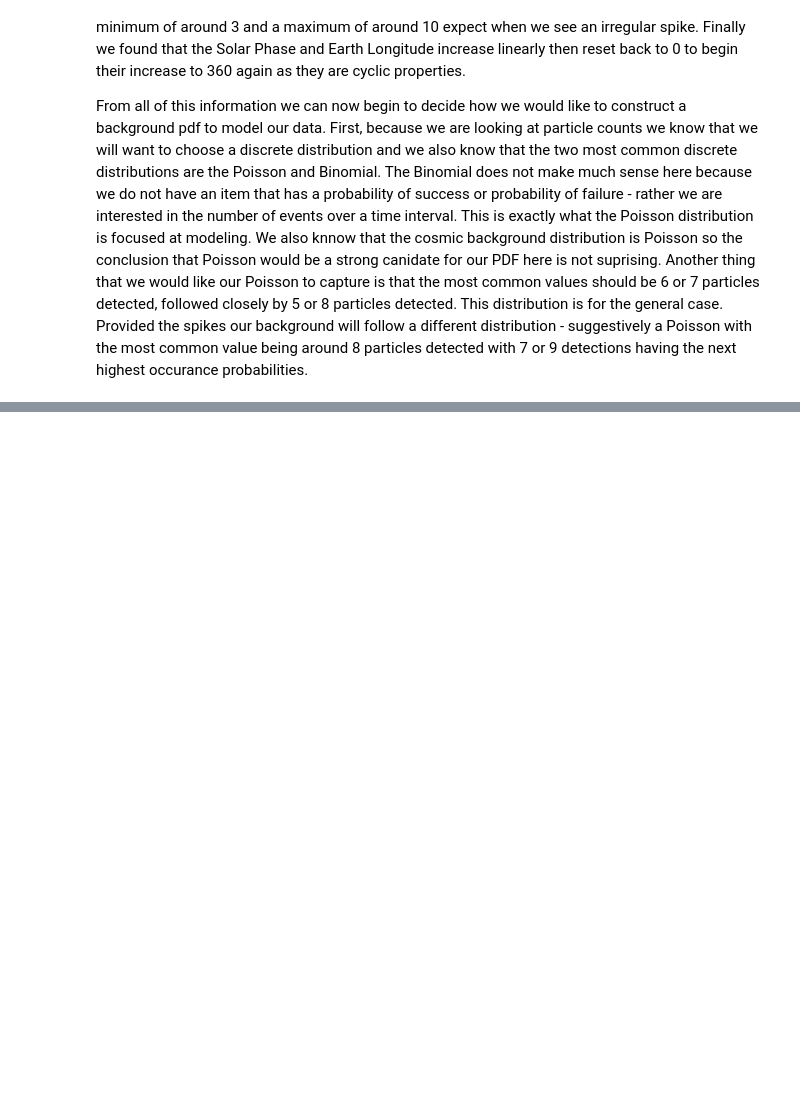
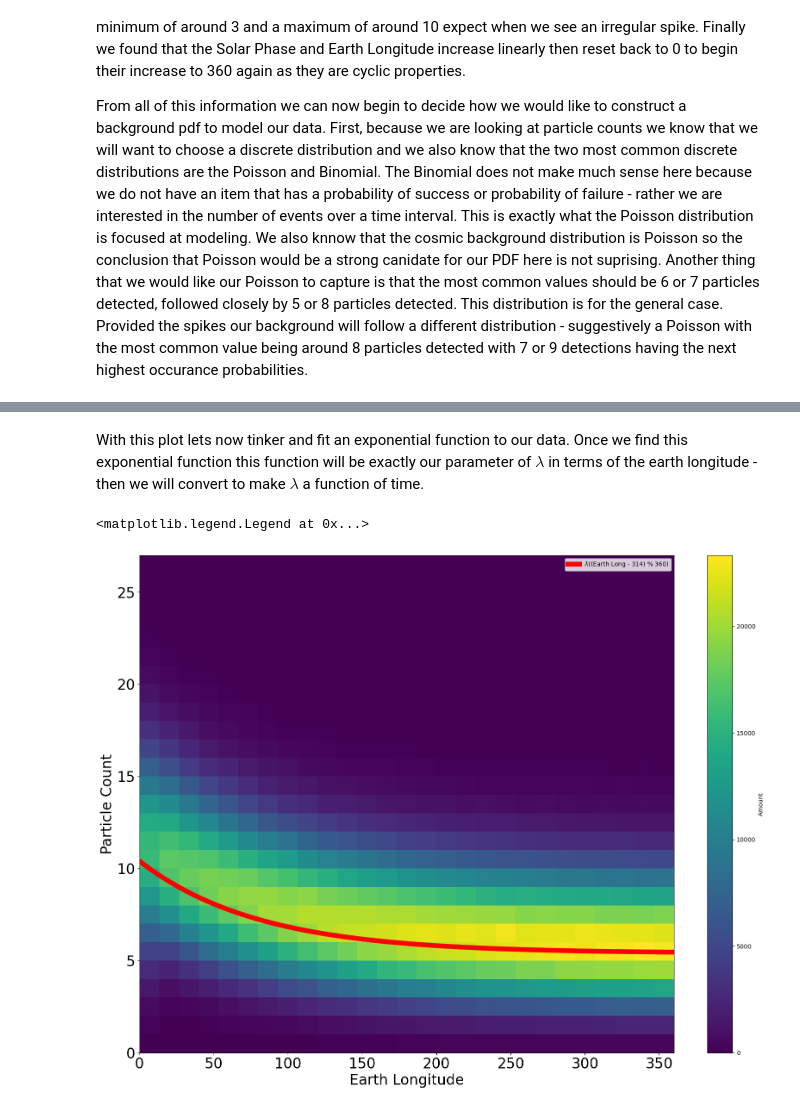
Before and after one commit to williamdolsen/phys434-21au, a Jupyter notebook: labs/lab4/lab4.ipynb, the cells around one changed output, grey strips where cells are left out. Saved outputs shown, nothing was run; the diff lists cells and outputs as text; code cells hidden in the pictures; blank space fills up the shorter version.

```diff
--- a/labs/lab4/lab4.ipynb
+++ b/labs/lab4/lab4.ipynb
@@ -206,0 +258,23 @@ hf.close()
+# %% [markdown]
+With this plot lets now tinker and fit an exponential function to our data.  Once we find this exponential function this function will be exactly our parameter of $\lambda$ in terms of the earth longitude - then we will convert to make $\lambda$ a function of time.
+# %%
+earth_long_cycle_4, num_particles_el_cycle_4 = get_subset(metadata[earth_long_idx,:], metadata, num_particles_idx, 0, 70*orbit_period)
+
+earth_long_cycle_4 = (earth_long_cycle_4 - earth_long_cycle_repeat) % 360
+
+xs_means = np.linspace(0, 360, 361)
+means_exp = 5 * np.power(np.e, -(xs_means)/80) + 5.7
+
+fig, ax = plt.subplots(1, 1)
+
+hh = ax.hist2d(earth_long_cycle_4, num_particles_el_cycle_4, bins=27)
+plt.plot(xs_means, means_exp, linewidth=8, color='r', label='$\lambda$((Earth Long - 314) % 360)')
+plt.tick_params(labelsize=24)
+plt.xlabel('Earth Longitude', fontsize=24)
+plt.ylabel('Particle Count', fontsize=24)
+
+fig.colorbar(hh[3], ax=ax, label='Amount')
+plt.legend()
+# %% [output]
+<matplotlib.legend.Legend at 0x...>
+[figure, added]
```
Also changed, not shown: parts of 24 cells of this notebook.
